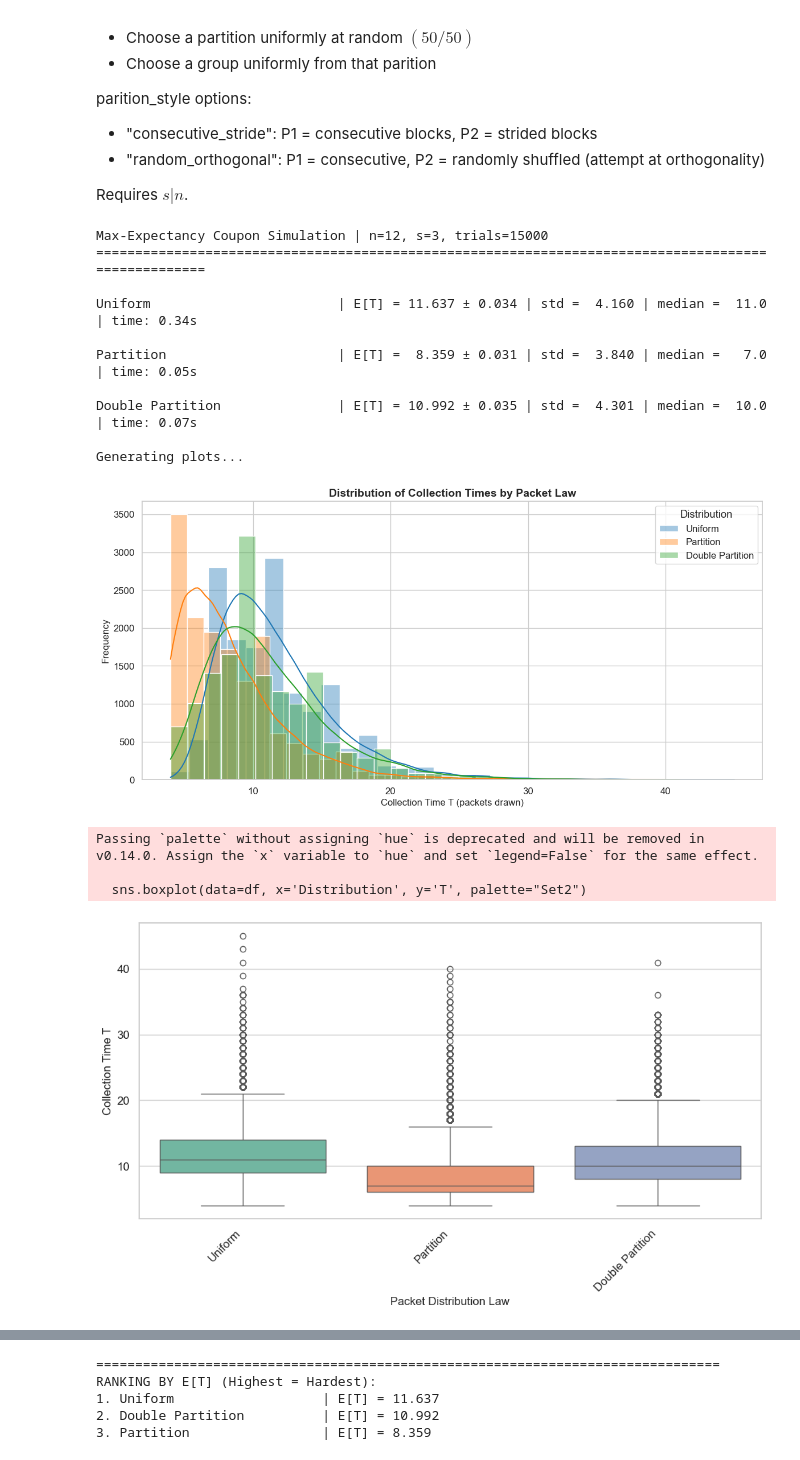
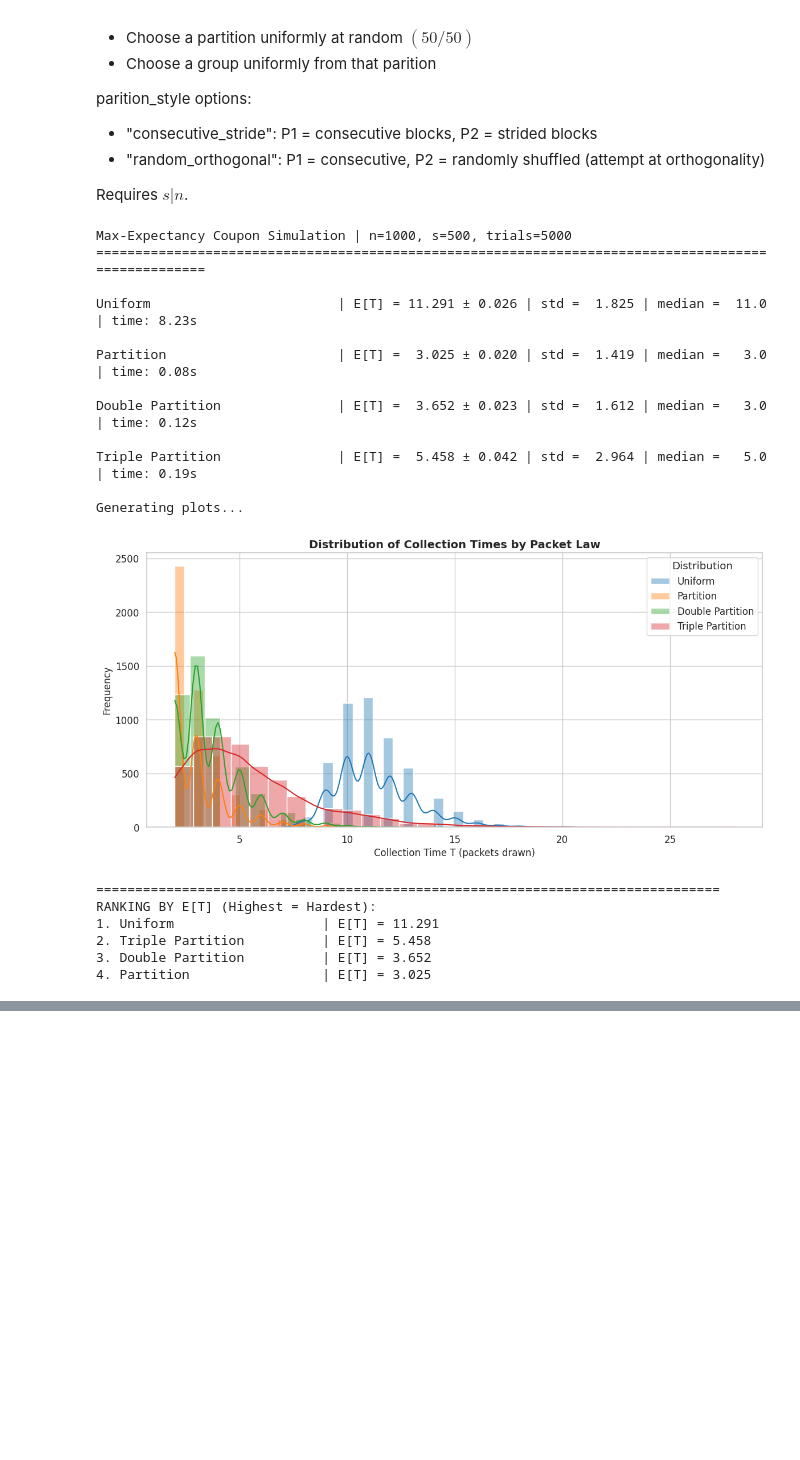
Before and after one commit to dragiev1/Max-Expectancy-Simulation, a Jupyter notebook: simulation.ipynb, the cells around one changed output, grey strips where cells are left out. Drawn from its saved outputs; the diff is of its cells as text; code cells hidden in the pictures; blank space fills up the shorter version.

Commit message:
created a triple partition sampler

```diff
--- a/simulation.ipynb
+++ b/simulation.ipynb
@@ -12,9 +12,9 @@ import pandas as pd
 Goal: Find which packet distribution (law) maximizes $\mathbb{E}[T]$ subject to fairness condition
 # %%
 # Fix parameters
-S = 3  # coupons per packet
-N = 12  # total unique coupons
-N_TRIALS = 15000
+S = 500  # coupons per packet
+N = 1000  # total unique coupons
+N_TRIALS = 5000
 
 def sim_collection(packet_sampler: Callable[[], Set[int]], n: int = N) -> int:
   # Simulate one run.
@@ -97,6 +97,44 @@ def double_partition_sampler(n: int = N, s: int = S, partition_style: str = "con
       return random.choice(p1_groups).copy()
     else: return random.choice(p2_groups).copy()
   return sample
+# %%
+def triple_partition_sampler(n: int = N, s: int = S, partition_style: str = "consecutive_stride") -> Callable[[], Set[int]]:
+  assert n % s == 0
+  num_groups = n // s
+
+
+  # Partition 1: Consecutive blocks [0, 1, 2], [3, 4, 5], ...
+  p1_groups = [set(range(i*s, (i+1*s)) for i in range(num_groups))]
+
+
+  # Parition 2: Depends on specfic style
+  if partition_style == "consecutive_stride":
+    # Stride by num_groups: [0, 4, 8], [1, 5, 9], ... for n = 100, s = 5, stride =100/5 = 20
+    p2_groups = [set(range(start, n, num_groups)) for start in range(num_groups)]
+
+  elif partition_style == "random_orthogonal":
+    # Create a random permutation and chunk it
+    # Note: this does NOT guarantee orthonality, but adds randomness
+    rng = random.Random(42)
+    perm = list(range(n))
+    rng.shuffle(perm)
+    p2_groups = [set(perm[i*s:(i+1)*s]) for i in range(num_groups)]
+
+  rng = random.Random(124)
+  perm = list(range(n))
+  rng.shuffle(perm)
+  p3_groups = [set(perm[i*s:(i+1)*s]) for i in range(num_groups)]
+
+  def sample():
+    choice = random.random()
+
+    if choice < 0.33:
+      return random.choice(p1_groups).copy()
+    elif choice < 0.66:
+      return random.choice(p2_groups).copy()
+    else:
+      return random.choice(p3_groups).copy()
+  return sample
 # %%
 def run_sim(sampler_func: Callable[[], Set[int]], name: str, n_trials: int = N_TRIALS):
   # Run Monte-Carlo for one distribution and report results.
@@ -205,42 +243,47 @@ def main():
     "Uniform": uniform_sampler(),
     "Partition": partition_sampler(),
     "Double Partition": double_partition_sampler(),
+    "Triple Partition": triple_partition_sampler(),
   }
 
   results_dict = {}  # Raw results
 
   for name, sampler in distributions.items():
     results_dict[name] = run_sim(sampler, name)
 
   # Generate plots
   print("\nGenerating plots...")
   display_results(results_dict, save_path="coupon_sim_results.png")
 
   print("\n" + "="*80)
   print("RANKING BY E[T] (Highest = Hardest):")
   ranked = sorted([(k, np.mean(v)) for k,v in results_dict.items()],
                   key = lambda x: x[1], reverse=True)
   for rank, (name, expectancy_t) in enumerate(ranked, 1):
     print(f"{rank}. {name:25s} | E[T] = {expectancy_t:.3f}")
 
 if __name__ == "__main__":
   # Set seed for reproducibility
   random.seed(42)
   np.random.seed(42)
   main()
 # %% [output]
-Max-Expectancy Coupon Simulation | n=12, s=3, trials=15000
+Max-Expectancy Coupon Simulation | n=1000, s=500, trials=5000
 ====================================================================================================
 
-Uniform                        | E[T] = 11.637 ± 0.034 | std =  4.160 | median =  11.0 | time: 0.34s
+Uniform                        | E[T] = 11.291 ± 0.026 | std =  1.825 | median =  11.0 | time: 8.23s
 
-Partition                      | E[T] =  8.359 ± 0.031 | std =  3.840 | median =   7.0 | time: 0.05s
+Partition                      | E[T] =  3.025 ± 0.020 | std =  1.419 | median =   3.0 | time: 0.08s
 
-Double Partition               | E[T] = 10.992 ± 0.035 | std =  4.301 | median =  10.0 | time: 0.07s
+Double Partition               | E[T] =  3.652 ± 0.023 | std =  1.612 | median =   3.0 | time: 0.12s
+
+Triple Partition               | E[T] =  5.458 ± 0.042 | std =  2.964 | median =   5.0 | time: 0.19s
 
 Generating plots...
-[figure, old version]
+[figure, new version]
-Passing `palette` without assigning `hue` is deprecated and will be removed in v0.14.0. Assign the `x` variable to `hue` and set `legend=False` for the same effect.
-
-  sns.boxplot(data=df, x='Distribution', y='T', palette="Set2")
+================================================================================
+RANKING BY E[T] (Highest = Hardest):
+1. Uniform                   | E[T] = 11.291
+2. Triple Partition          | E[T] = 5.458
+3. Double Partition          | E[T] = 3.652
+4. Partition                 | E[T] = 3.025
-[figure, removed]
@@ -249,5 +289,0 @@ Passing `palette` without assigning `hue` is deprecated and will be removed in v
-================================================================================
-RANKING BY E[T] (Highest = Hardest):
-1. Uniform                   | E[T] = 11.637
-2. Double Partition          | E[T] = 10.992
-3. Partition                 | E[T] = 8.359
```
Also changed, not shown: parts of 3 cells of this notebook.
